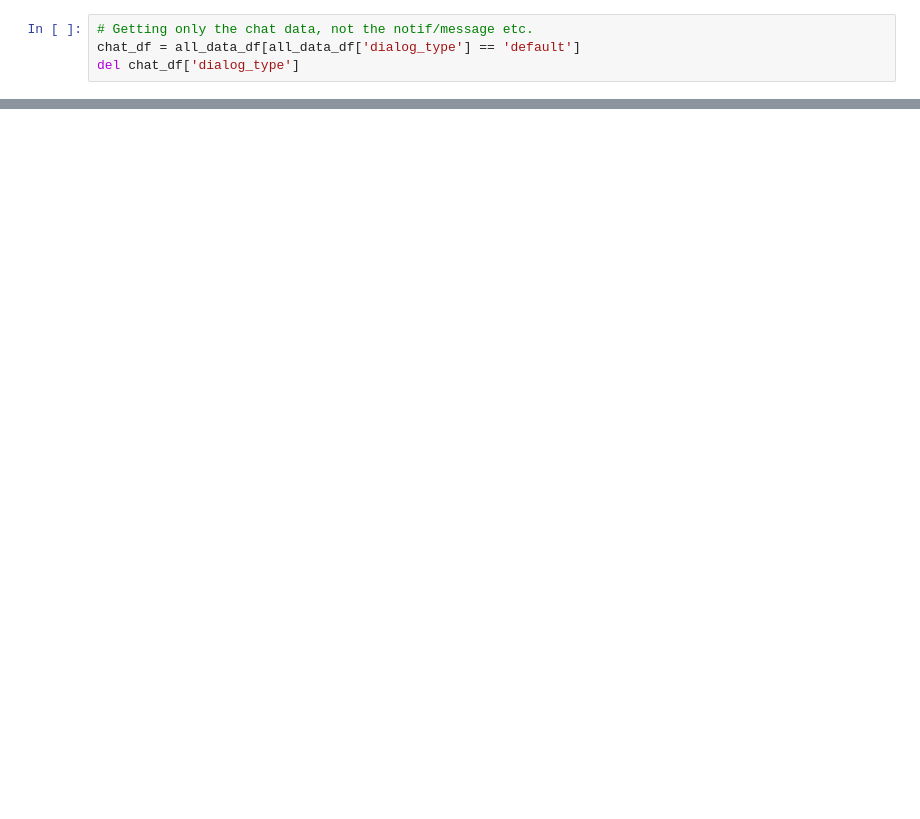
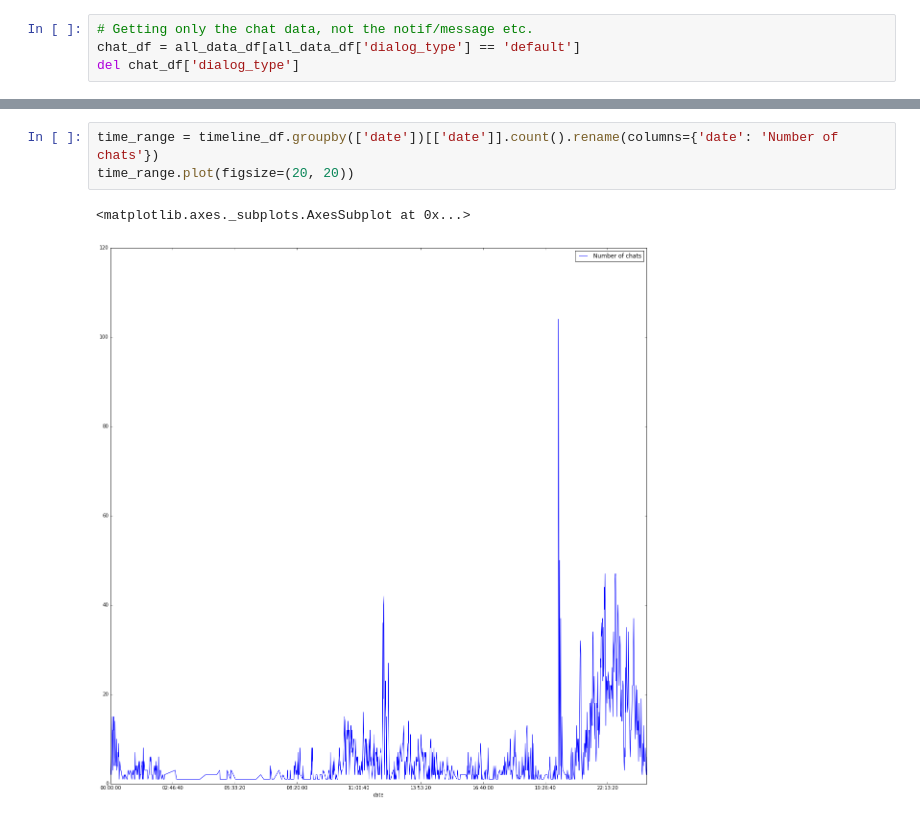
Before and after one commit to gnithin/playground, a Jupyter notebook: python/whatsapp-analysis/Whatsapp Analysis.ipynb, the cells around one changed output, grey strips where cells are left out. Drawn from its saved outputs; the diff is of its cells as text; blank space fills up the shorter version.

```diff
--- a/python/whatsapp-analysis/Whatsapp Analysis.ipynb
+++ b/python/whatsapp-analysis/Whatsapp Analysis.ipynb
@@ -72,0 +88,6 @@ timeline_df.head(15)
+# %%
+time_range = timeline_df.groupby(['date'])[['date']].count().rename(columns={'date': 'Number of chats'})
+time_range.plot(figsize=(20, 20))
+# %% [output]
+<matplotlib.axes._subplots.AxesSubplot at 0x...>
+[figure, added]
```
Also changed, not shown: parts of 4 cells of this notebook.
